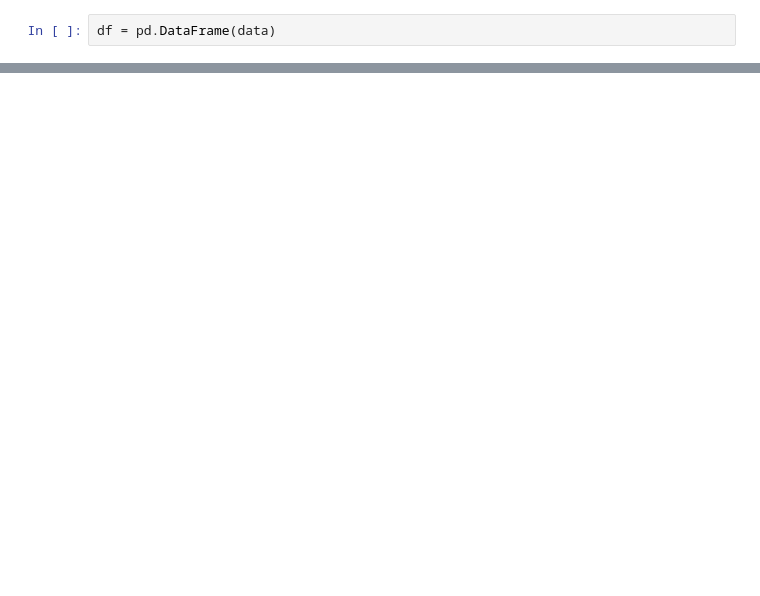
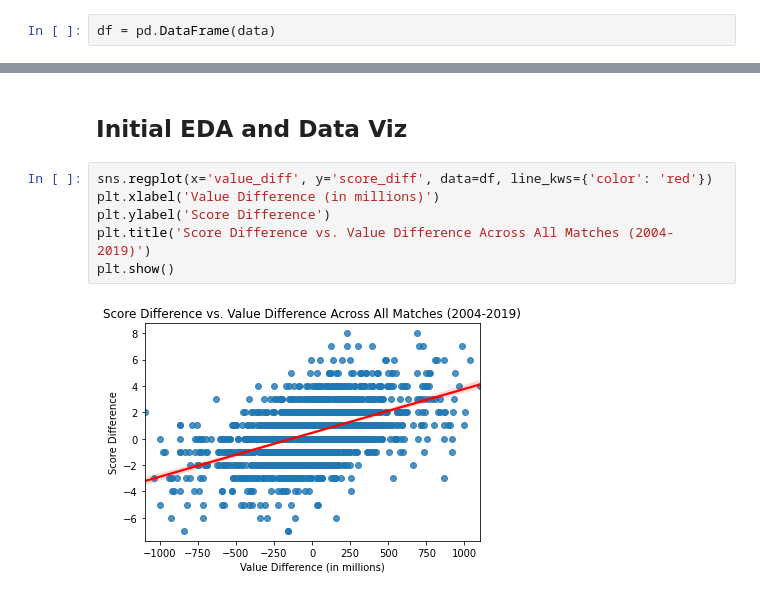
Before and after one commit to wplam107/soccer, a Jupyter notebook: eda_feat_eng.ipynb, the cells around one changed output, grey strips where cells are left out. Drawn from its saved outputs; the diff is of its cells as text; blank space fills up the shorter version.

```diff
--- a/eda_feat_eng.ipynb
+++ b/eda_feat_eng.ipynb
@@ -51,0 +63,10 @@ df.head(3)
+# %% [markdown]
+## Initial EDA and Data Viz
+# %%
+sns.regplot(x='value_diff', y='score_diff', data=df, line_kws={'color': 'red'})
+plt.xlabel('Value Difference (in millions)')
+plt.ylabel('Score Difference')
+plt.title('Score Difference vs. Value Difference Across All Matches (2004-2019)')
+plt.show()
+# %% [output]
+[figure, added]
```
Also changed, not shown: parts of 13 cells of this notebook.
